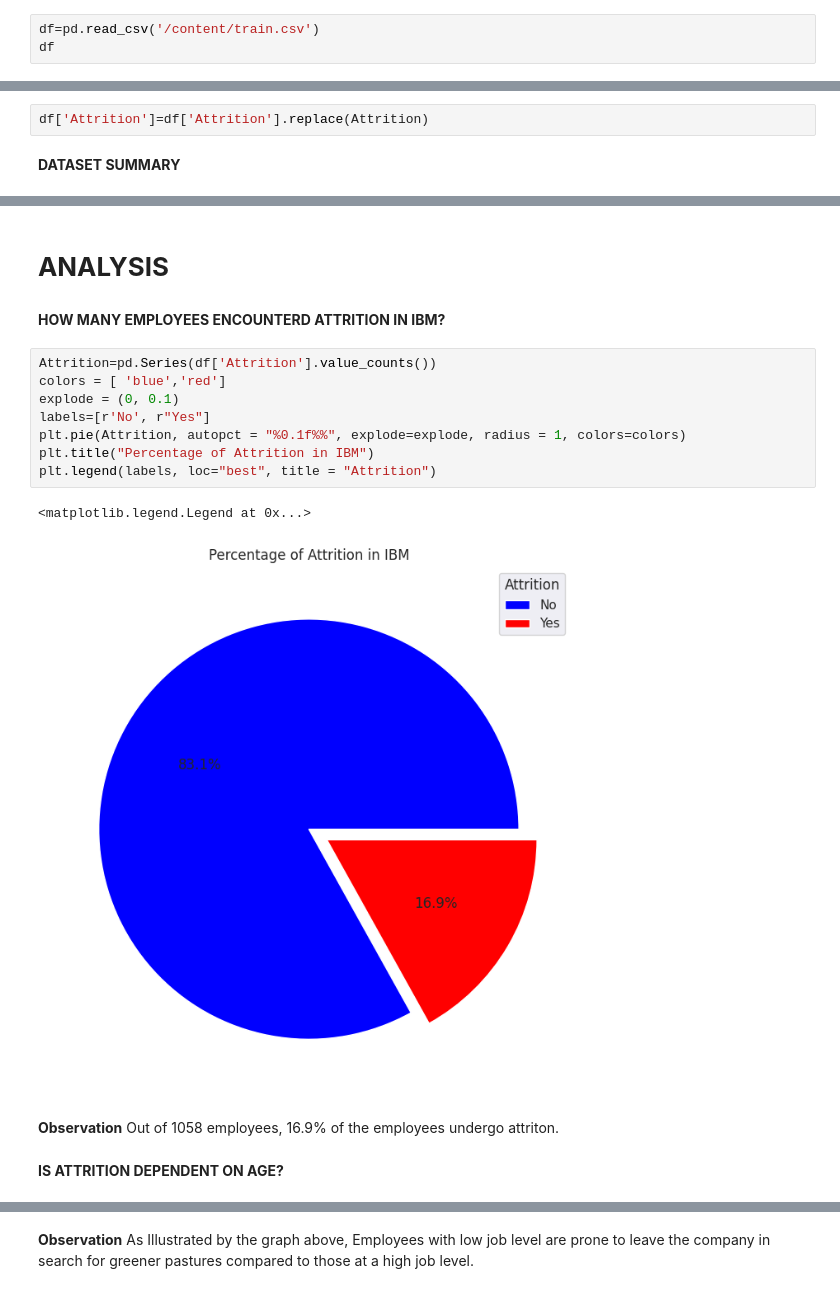
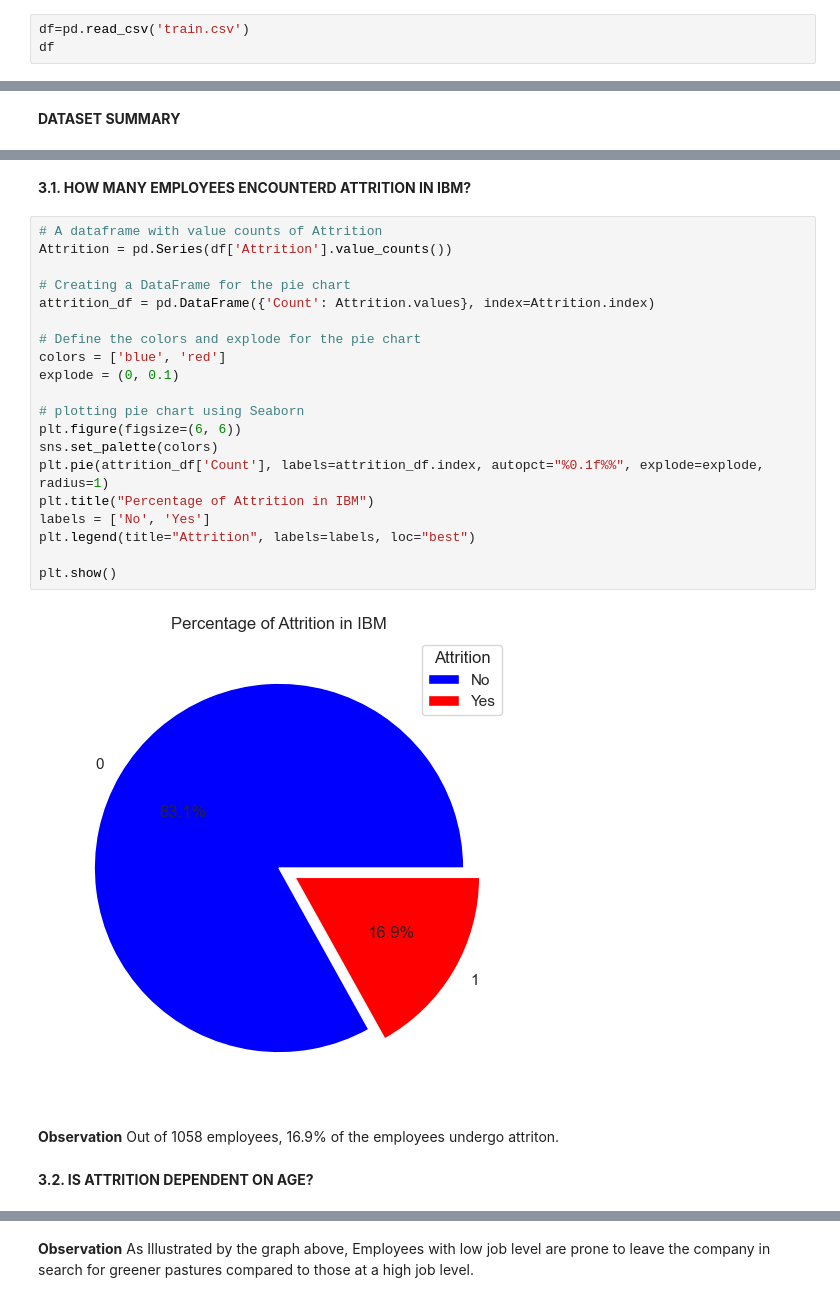
Before and after one commit to Tshifhumulo10/IBM-Employee-Attrition, a Jupyter notebook: IBM Employee Attrition.ipynb, the cells around one changed output, grey strips where cells are left out. Drawn from its saved outputs; the diff is of its cells as text.

```diff
--- a/IBM Employee Attrition.ipynb
+++ b/IBM Employee Attrition.ipynb
@@ -26,7 +38,7 @@ https://www.kaggle.com/code/rohitsahoo/ibm-employee-attrition-analysis-and-predi
 # %% [markdown]
 #**Reading the data into pandas**
 # %%
-df=pd.read_csv('/content/train.csv')
+df=pd.read_csv('train.csv')
 df
 # %% [output]
 |  | Age | Attrition | BusinessTravel | DailyRate | Department | DistanceFromHome | Education | ... |
@@ -56,7 +75,5 @@ WorkLifeBalance= {1:'Bad', 2:'Good', 3:'Better', 4:'Best'}
 Attrition={0:"No", 1: "Yes"}
 # %% [markdown]
 # **PREPROCESSING**
-# %%
-df['Attrition']=df['Attrition'].replace(Attrition)
 # %% [markdown]
 **DATASET SUMMARY**
@@ -121,20 +114,29 @@ number.describe()
-# %% [markdown]
-# **ANALYSIS**
 # %% [markdown]
-**HOW MANY EMPLOYEES ENCOUNTERD ATTRITION IN IBM?**
+**3.1. HOW MANY EMPLOYEES ENCOUNTERD ATTRITION IN IBM?**
 # %%
-Attrition=pd.Series(df['Attrition'].value_counts())
-colors = [ 'blue','red']
+# A dataframe with value counts of Attrition
+Attrition = pd.Series(df['Attrition'].value_counts())
+
+# Creating a DataFrame for the pie chart
+attrition_df = pd.DataFrame({'Count': Attrition.values}, index=Attrition.index)
+
+# Define the colors and explode for the pie chart
+colors = ['blue', 'red']
 explode = (0, 0.1)
-labels=[r'No', r"Yes"]
-plt.pie(Attrition, autopct = "%0.1f%%", explode=explode, radius = 1, colors=colors)
+
+# plotting pie chart using Seaborn
+plt.figure(figsize=(6, 6))
+sns.set_palette(colors)
+plt.pie(attrition_df['Count'], labels=attrition_df.index, autopct="%0.1f%%", explode=explode, radius=1)
 plt.title("Percentage of Attrition in IBM")
-plt.legend(labels, loc="best", title = "Attrition")
+labels = ['No', 'Yes']
+plt.legend(title="Attrition", labels=labels, loc="best")
+
+plt.show()
 # %% [output]
-<matplotlib.legend.Legend at 0x...>
-[figure, old version]
+[figure, new version]
 # %% [markdown]
 **Observation** Out of 1058 employees, 16.9%  of the employees undergo attriton.
 # %% [markdown]
-**IS ATTRITION DEPENDENT ON AGE?**
+**3.2. IS ATTRITION DEPENDENT ON AGE?**
 # %%
```
Also changed, not shown: parts of 51 cells of this notebook, 11 other files.
